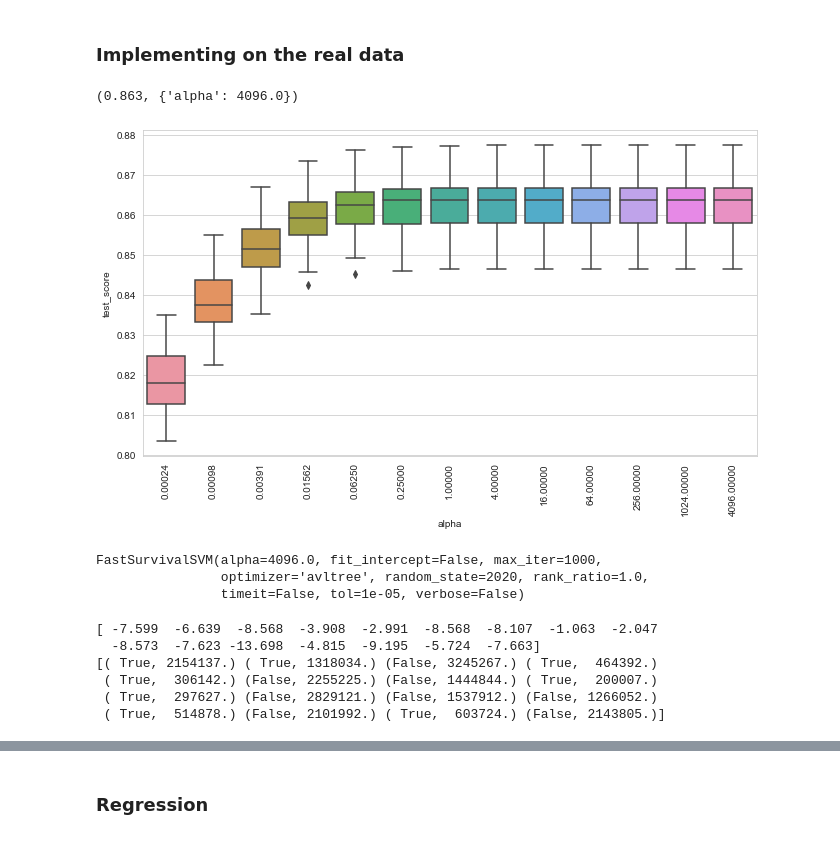
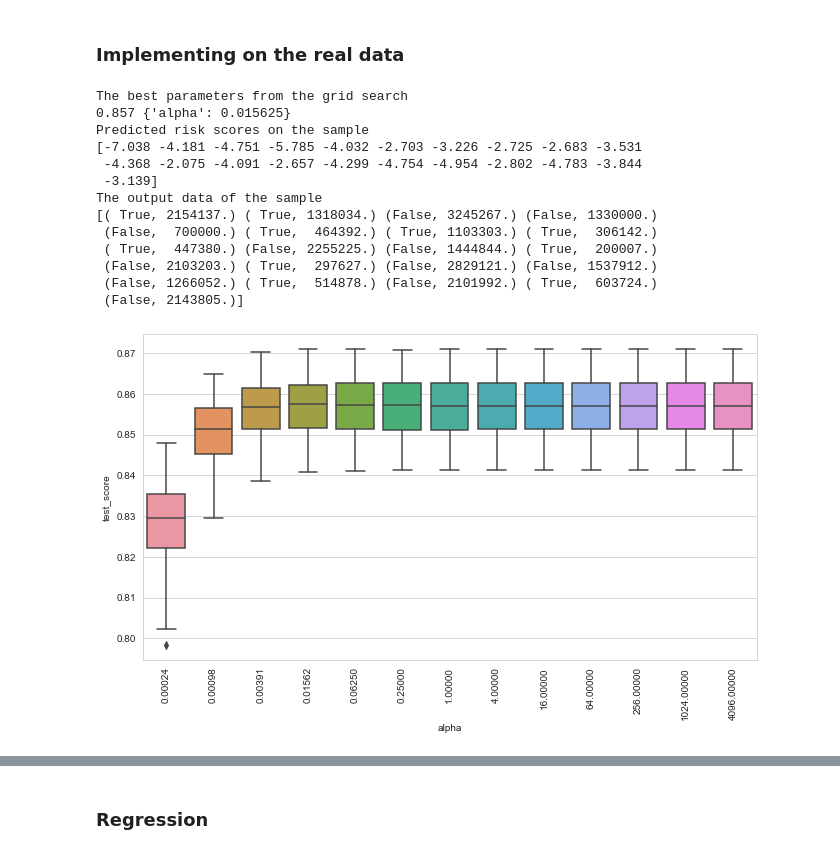
Before and after one commit to Marie-anneMawhin/Oct20_EPRI, a Jupyter notebook: Task3/NB/NB_data_modelling/svm_survival_simulation.ipynb, the cells around one changed output, grey strips where cells are left out. Cells and saved outputs as stored; diff of their text form; code cells hidden in the pictures.

Commit message:
The svm survival analysis mod

```diff
--- a/Task3/NB/NB_data_modelling/svm_survival_simulation.ipynb
+++ b/Task3/NB/NB_data_modelling/svm_survival_simulation.ipynb
@@ -331,34 +372,49 @@ print(data_y_num[:2])
 The model predicted that the first sample has a lower risk than the second sample, which is in concordance with the actual survival times.
 # %% [markdown]
 ### Implementing on the real data
-# %%
-import warnings
-warnings.filterwarnings("ignore", category=FutureWarning)
-gcv = gcv.fit(sc_data_x, data_y_num)
-# %%
-round(gcv.best_score_, 3), gcv.best_params_
-# %% [output]
-(0.863, {'alpha': 4096.0})
-# %%
-plot_performance(gcv)
-# %% [output]
-[figure, removed]
-# %%
-# The best alpha value obtained from the Grid Search
-estimator.set_params(**gcv.best_params_)
-estimator.fit(sc_real_x, real_y_num)
-# %% [output]
-FastSurvivalSVM(alpha=4096.0, fit_intercept=False, max_iter=1000,
-                optimizer='avltree', random_state=2020, rank_ratio=1.0,
-                timeit=False, tol=1e-05, verbose=False)
-# %%
-pred = estimator.predict(sc_real_x)
-print(np.round(pred, 3))
-print(real_y_num)
-# %% [output]
-[ -7.599  -6.639  -8.568  -3.908  -2.991  -8.568  -8.107  -1.063  -2.047
-  -8.573  -7.623 -13.698  -4.815  -9.195  -5.724  -7.663]
-[( True, 2154137.) ( True, 1318034.) (False, 3245267.) ( True,  464392.)
- ( True,  306142.) (False, 2255225.) (False, 1444844.) ( True,  200007.)
- ( True,  297627.) (False, 2829121.) (False, 1537912.) (False, 1266052.)
- ( True,  514878.) (False, 2101992.) ( True,  603724.) (False, 2143805.)]
+# %%
+def pred_risk_scores(sc_train_x,sc_train_y,sc_test_x,sc_test_y):
+    import warnings
+    warnings.filterwarnings("ignore", category=FutureWarning)
+
+    # The grid search begins here
+    global gcv
+    gcv = gcv.fit(sc_train_x, sc_train_y)
+
+    # The best parameters of the grid search are:
+    print("The best parameters from the grid search")
+    print(round(gcv.best_score_, 3), gcv.best_params_)
+
+    # The performance of the grid search is plotted
+    plot_performance(gcv)
+
+    # The best alpha value obtained from the Grid Search is selected for the estimator
+    estimator.set_params(**gcv.best_params_)
+
+    # The estimator is fitted the data
+    estimator.fit(sc_train_x, sc_train_y)
+
+    # The prediction is done on the sample
+    pred = estimator.predict(sc_test_x)
+
+    print("Predicted risk scores on the sample")
+    print(np.round(pred, 3))
+    print("The output data of the sample")
+    print(sc_test_y)
+# %%
+pred_risk_scores(sc_data_x,data_y_num,sc_real_x,real_y_num)
+# %% [output]
+The best parameters from the grid search
+0.857 {'alpha': 0.015625}
+Predicted risk scores on the sample
+[-7.038 -4.181 -4.751 -5.785 -4.032 -2.703 -3.226 -2.725 -2.683 -3.531
+ -4.368 -2.075 -4.091 -2.657 -4.299 -4.754 -4.954 -2.802 -4.783 -3.844
+ -3.139]
+The output data of the sample
+[( True, 2154137.) ( True, 1318034.) (False, 3245267.) (False, 1330000.)
+ (False,  700000.) ( True,  464392.) ( True, 1103303.) ( True,  306142.)
+ ( True,  447380.) (False, 2255225.) (False, 1444844.) ( True,  200007.)
+ (False, 2103203.) ( True,  297627.) (False, 2829121.) (False, 1537912.)
+ (False, 1266052.) ( True,  514878.) (False, 2101992.) ( True,  603724.)
+ (False, 2143805.)]
+[figure, added]
```
Also changed, not shown: parts of 28 cells of this notebook.
